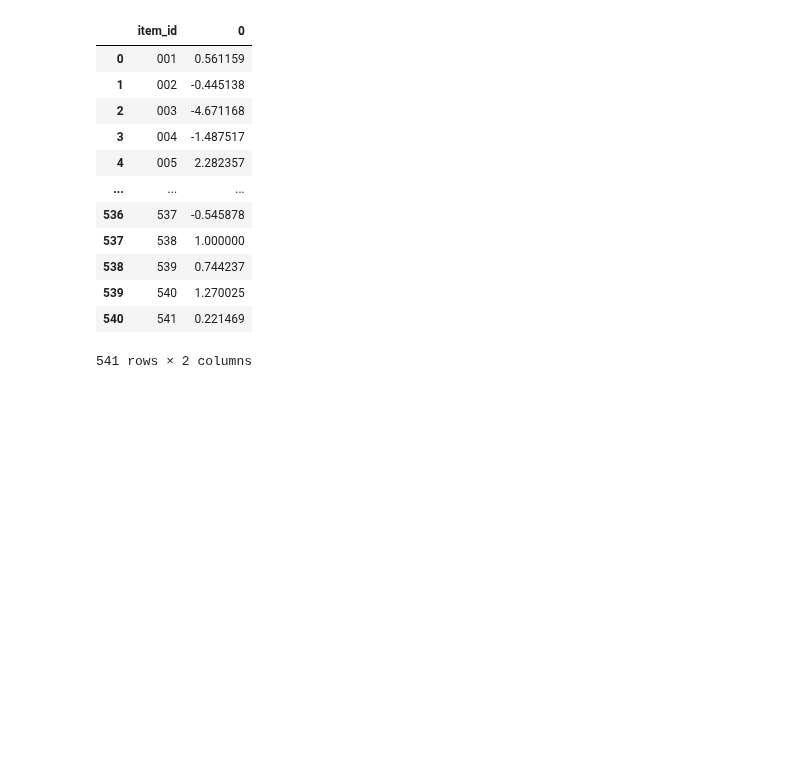
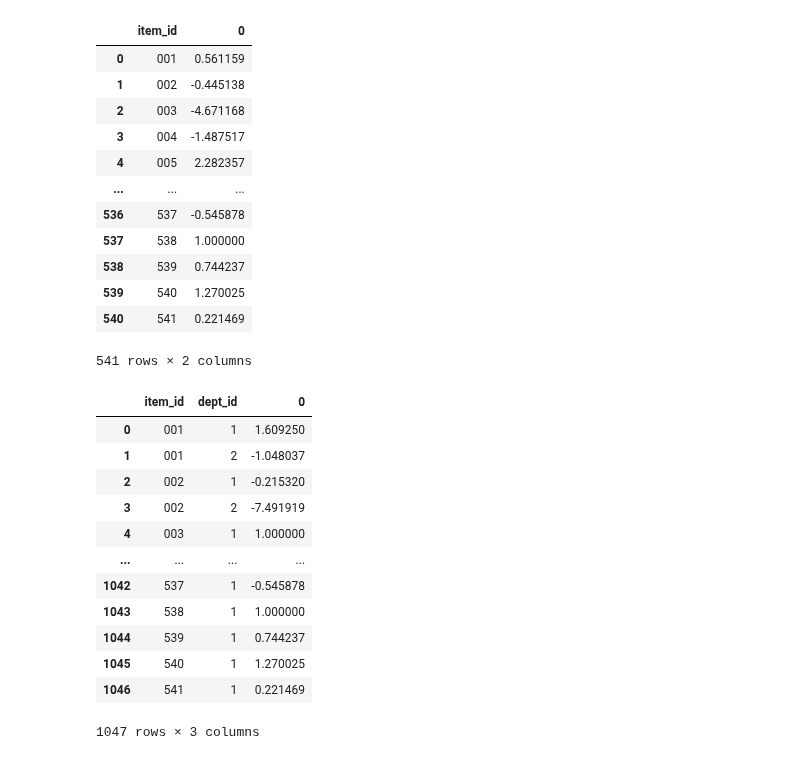
Before and after one commit to aaronmonash24/FYP, a Jupyter notebook: Data Analysis/PED.ipynb, the cells around one changed output. Saved outputs shown, nothing was run; the diff lists cells and outputs as text; code cells hidden in the pictures; blank space fills up the shorter version.

```diff
--- a/Data Analysis/PED.ipynb
+++ b/Data Analysis/PED.ipynb
@@ -271,3 +289,23 @@ ped_item_id_hh
 | 539 | 540 | 1.270025 |
 | 540 | 541 | 0.221469 |
 541 rows × 2 columns
+# %%
+ped_item_dept_id_hh = final_sell_calendar_households.groupby(['item_id','dept_id']).apply(calculate_ped)
+ped_item_dept_id_hh = ped_item_dept_id_hh.to_frame()
+ped_item_dept_id_hh = ped_item_dept_id_hh.reset_index()
+# %%
+ped_item_dept_id_hh
+# %% [output]
+|  | item_id | dept_id | 0 |
+| 0 | 001 | 1 | 1.609250 |
+| 1 | 001 | 2 | -1.048037 |
+| 2 | 002 | 1 | -0.215320 |
+| 3 | 002 | 2 | -7.491919 |
+| 4 | 003 | 1 | 1.000000 |
+| ... | ... | ... | ... |
+| 1042 | 537 | 1 | -0.545878 |
+| 1043 | 538 | 1 | 1.000000 |
+| 1044 | 539 | 1 | 0.744237 |
+| 1045 | 540 | 1 | 1.270025 |
+| 1046 | 541 | 1 | 0.221469 |
+1047 rows × 3 columns
```
Also changed, not shown: parts of 6 cells of this notebook, 2 other files.
